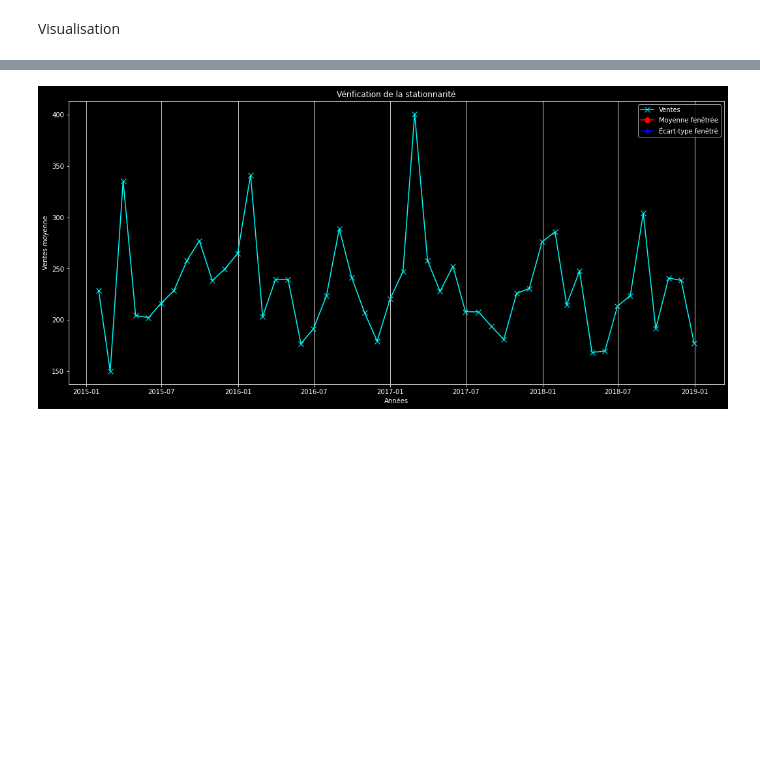
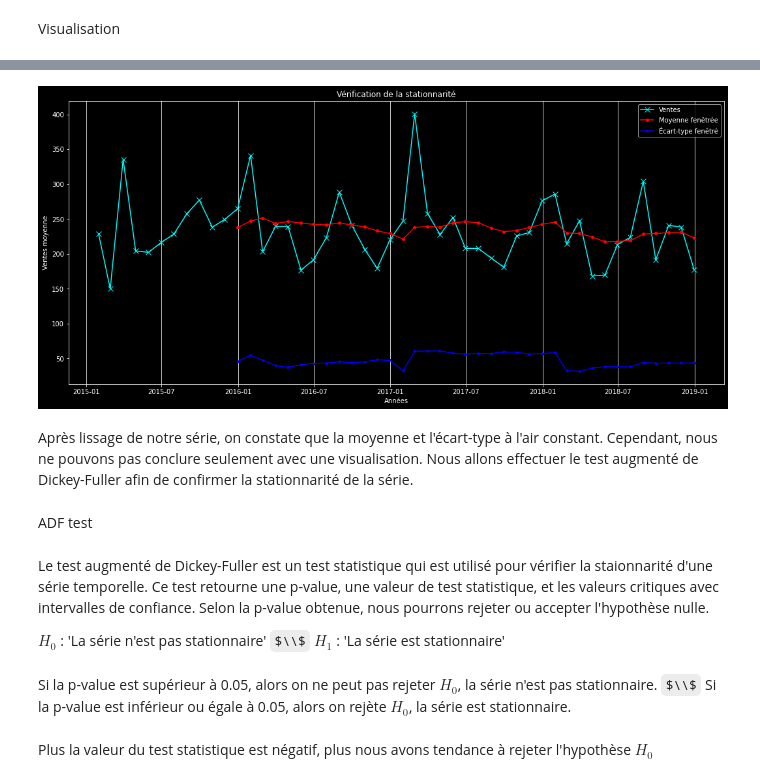
Before and after one commit to YassineLaamoumri/Time_Series, a Jupyter notebook: times_series_sales.ipynb, the cells around one changed output, grey strips where cells are left out. Saved outputs shown, nothing was run; the diff lists cells and outputs as text; code cells hidden in the pictures; some formulas as TeX source; blank space fills up the shorter version.

```diff
--- a/times_series_sales.ipynb
+++ b/times_series_sales.ipynb
@@ -168,5 +168,5 @@ Nous allons utiliser deux méthodes afin de vérifier la stationnarité :
 # %% [markdown]
 Visualisation
 # %%
-sales_mean = df.Sales.rolling(100).mean()
-sales_std = df.Sales.rolling(100).std()
+sales_mean = df.Sales.rolling(12).mean().dropna()
+sales_std = df.Sales.rolling(12).std().dropna()
@@ -176,12 +193,30 @@ Rolling [window=100,center=False,axis=0,method=single]
 # %%
-fig,ax = plt.subplots(figsize = (18,8))
+fig, ax = plt.subplots(figsize=(18, 8))
 ax.plot(df.Sales,marker = 'x',markersize = 8 , label = 'Ventes', color = 'cyan')
-ax.plot(sales_mean,marker= 'o', markersize = 8, label = 'Moyenne fenêtrée', color = 'red')
-ax.plot(sales_std,marker = '*', markersize = 8, label = 'Écart-type fenêtré',color ='blue')
+ax.plot(sales_mean,marker= 'o', markersize = 4, label = 'Moyenne fenêtrée', color = 'red');
+ax.plot(sales_std,marker = '*', markersize = 4, label = 'Écart-type fenêtré',color ='blue');
 ax.legend()
 plt.xlabel('Années')
 plt.ylabel('Ventes moyenne')
 plt.title('Vérification de la stationnarité')
 ax.grid(axis = 'x')
 # %% [output]
-[figure, old version]
+[figure, new version]
+# %% [markdown]
+Après lissage de notre série, on constate que la moyenne et l'écart-type à l'air constant.
+Cependant, nous ne pouvons pas conclure seulement avec une visualisation.
+Nous allons effectuer le test augmenté de Dickey-Fuller afin de confirmer la stationnarité de la série.
+# %% [markdown]
+ADF test
+# %% [markdown]
+Le test augmenté de Dickey-Fuller est un test statistique qui est utilisé pour vérifier la staionnarité d'une série temporelle.
+Ce test retourne une p-value, une valeur de test statistique, et les valeurs critiques avec intervalles de confiance.
+Selon la p-value obtenue, nous pourrons rejeter ou accepter l'hypothèse nulle.
+
+$H_0$ : 'La série n'est pas stationnaire' $\\$
+$H_1$ : 'La série est stationnaire'
+# %% [markdown]
+Si la p-value est supérieur à 0.05, alors on ne peut pas rejeter $H_0$, la série n'est pas stationnaire. $\\$
+Si la p-value est inférieur ou égale à 0.05, alors on rejète $H_0$, la série est stationnaire.
+# %% [markdown]
+Plus la valeur du test statistique est négatif, plus nous avons tendance à rejeter l'hypothèse $H_0$
```
Also changed, not shown: parts of 5 cells of this notebook.
